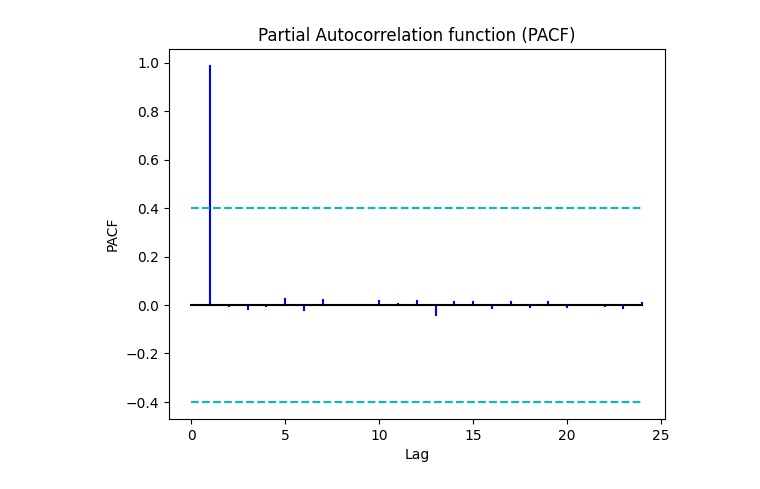
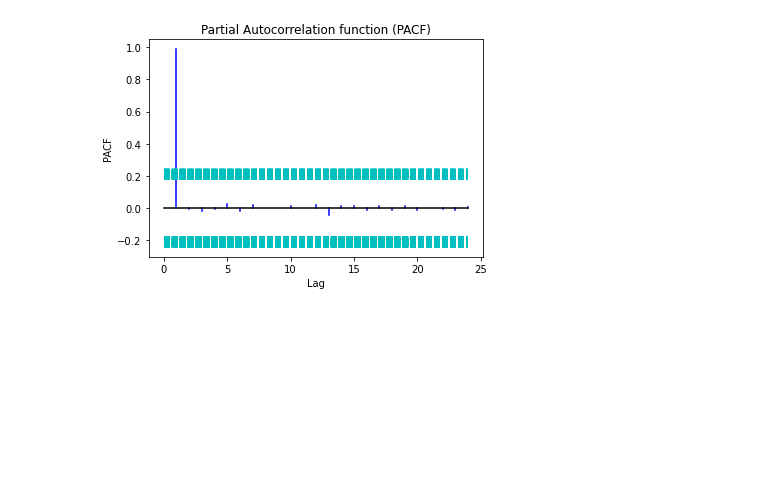
Before and after one commit to Carolje/TMA4285-Project, a Jupyter notebook: Dataplots.ipynb, the cells around one changed output. Saved outputs shown, nothing was run; the diff lists cells and outputs as text; code cells hidden in the pictures; blank space fills up the shorter version.

Commit message:
Fixed ACF/PACF and differencing

```diff
--- a/Dataplots.ipynb
+++ b/Dataplots.ipynb
@@ -43,8 +45,8 @@ plots.acf_plot(acf_CPI)
 # %%
 acf_CPI=plots.pacf(np.array(df.iloc[:,1]),24)
-plots.pacf_plot(acf_CPI)
+plots.pacf_plot(acf_CPI, n= np.array(df.iloc[:,1]))
 # %% [output]
-[figure, old version]
+[figure, new version]
 # %%
 cpi_diff=dataTransformations.differencing(df.iloc[:,1],1)
 plt.figure()
```
Also changed, not shown: parts of 10 cells of this notebook, 2 other files.
